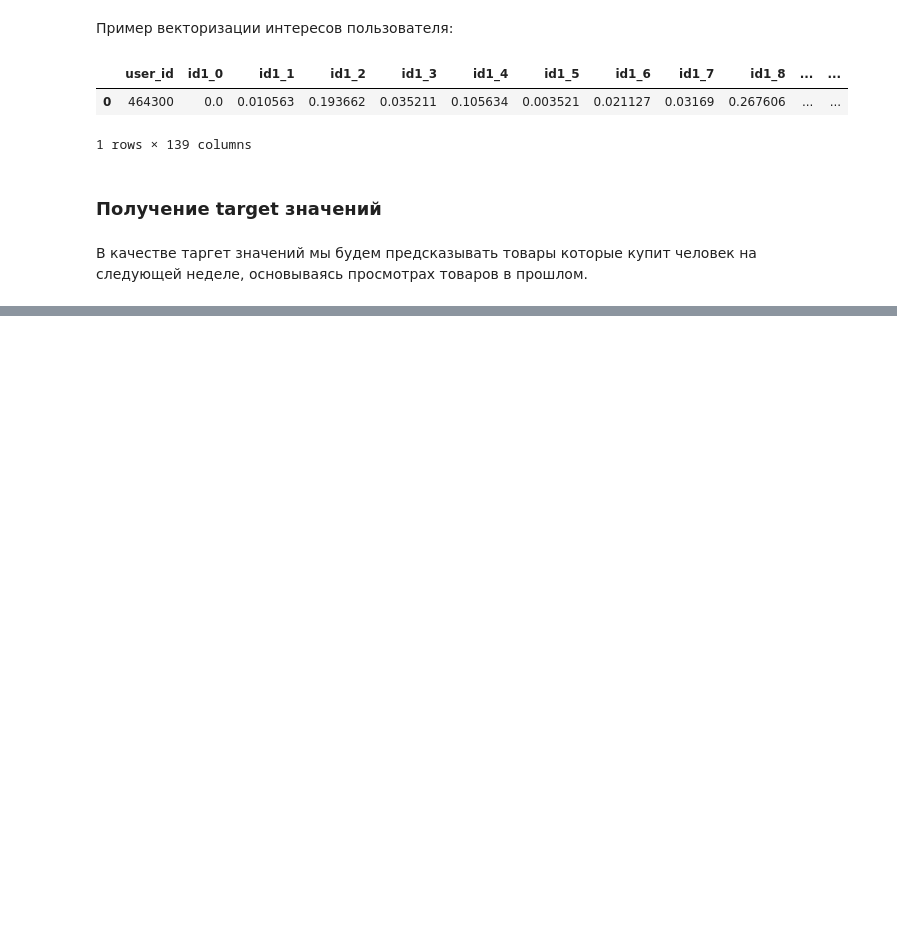
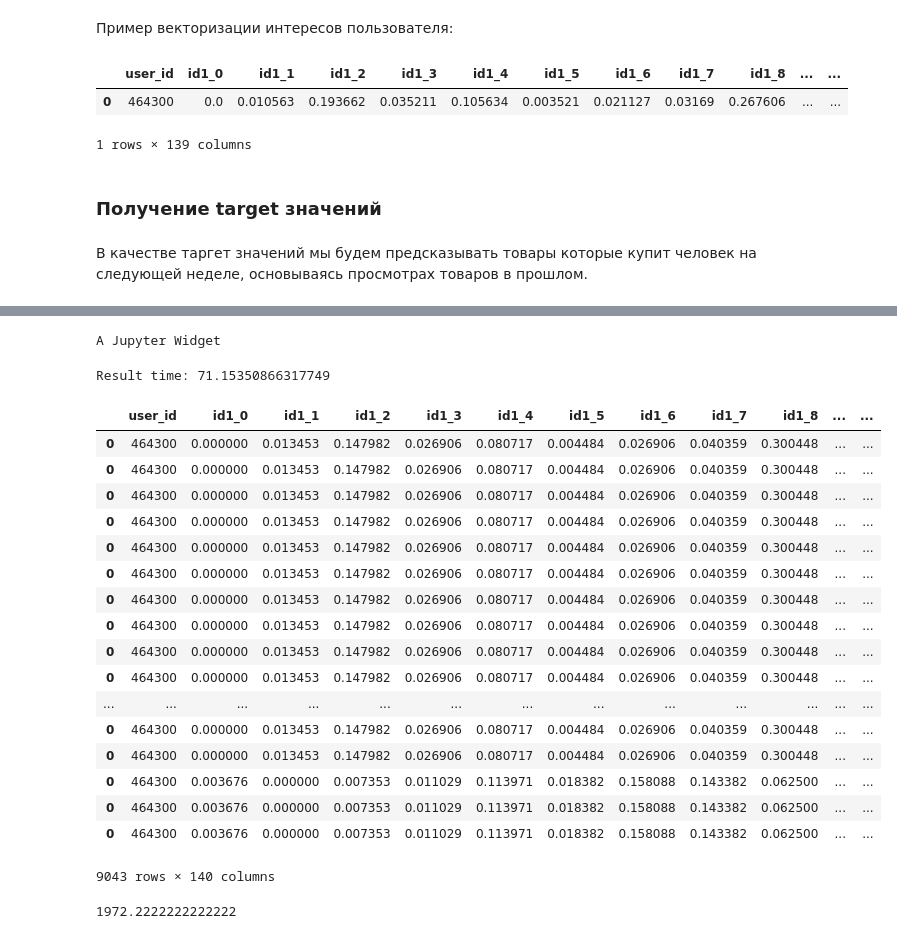
Before and after one commit to alxmamaev/IDAO-contest, a Jupyter notebook: dataset-prepear.ipynb, the cells around one changed output, grey strips where cells are left out. Saved outputs shown, nothing was run; the diff lists cells and outputs as text; code cells hidden in the pictures; blank space fills up the shorter version.

Commit message:
Add get_dataset function

```diff
--- a/dataset-prepear.ipynb
+++ b/dataset-prepear.ipynb
@@ -127,0 +130,3 @@ def split_x_y(log):
+# %%
+x_log, y_log = split_x_y(data_)
+x_log.head()
@@ -127,0 +151,3 @@ def split_x_y(log):
+# %%
+def get_target_values(log):
+    return log["id3"].unique()
@@ -127,0 +163,12 @@ def split_x_y(log):
+# %%
+def process_user_log(log):
+    x_log, y_log = split_x_y(log)
+    if x_log is None or y_log is None: return None
+
+    user_vector = vectorize_user(x_log)
+    target_values = get_target_values(y_log)
+
+    user_data = pandas.concat([user_vector for i in range(target_values.size)])
+    user_data["target"] = target_values
+
+    return user_data
@@ -127,0 +185,42 @@ def split_x_y(log):
+# %%
+def get_dataset(log):
+    start_time = time.time()
+
+    users = log["user_id"]
+
+    dataset = pandas.DataFrame(columns=column_names)
+    for user in log_progress(users):
+        user_dataset = process_user_log(log[log["user_id"] == user])
+        if user_dataset is None:
+            continue
+        dataset = pandas.concat([dataset, user_dataset])
+
+    print("Result time:", time.time()-start_time)
+    return dataset
+# %%
+get_dataset(data[data["user_id"].isin(data["user_id"].unique()[:3])])
+# %% [output]
+A Jupyter Widget
+Result time: 71.15350866317749
+|  | user_id | id1_0 | id1_1 | id1_2 | id1_3 | id1_4 | id1_5 | id1_6 | id1_7 | id1_8 | ... | ... |
+| 0 | 464300 | 0.000000 | 0.013453 | 0.147982 | 0.026906 | 0.080717 | 0.004484 | 0.026906 | 0.040359 | 0.300448 | ... | ... |
+| 0 | 464300 | 0.000000 | 0.013453 | 0.147982 | 0.026906 | 0.080717 | 0.004484 | 0.026906 | 0.040359 | 0.300448 | ... | ... |
+| 0 | 464300 | 0.000000 | 0.013453 | 0.147982 | 0.026906 | 0.080717 | 0.004484 | 0.026906 | 0.040359 | 0.300448 | ... | ... |
+| 0 | 464300 | 0.000000 | 0.013453 | 0.147982 | 0.026906 | 0.080717 | 0.004484 | 0.026906 | 0.040359 | 0.300448 | ... | ... |
+| 0 | 464300 | 0.000000 | 0.013453 | 0.147982 | 0.026906 | 0.080717 | 0.004484 | 0.026906 | 0.040359 | 0.300448 | ... | ... |
+| 0 | 464300 | 0.000000 | 0.013453 | 0.147982 | 0.026906 | 0.080717 | 0.004484 | 0.026906 | 0.040359 | 0.300448 | ... | ... |
+| 0 | 464300 | 0.000000 | 0.013453 | 0.147982 | 0.026906 | 0.080717 | 0.004484 | 0.026906 | 0.040359 | 0.300448 | ... | ... |
+| 0 | 464300 | 0.000000 | 0.013453 | 0.147982 | 0.026906 | 0.080717 | 0.004484 | 0.026906 | 0.040359 | 0.300448 | ... | ... |
+| 0 | 464300 | 0.000000 | 0.013453 | 0.147982 | 0.026906 | 0.080717 | 0.004484 | 0.026906 | 0.040359 | 0.300448 | ... | ... |
+| 0 | 464300 | 0.000000 | 0.013453 | 0.147982 | 0.026906 | 0.080717 | 0.004484 | 0.026906 | 0.040359 | 0.300448 | ... | ... |
+| ... | ... | ... | ... | ... | ... | ... | ... | ... | ... | ... | ... | ... |
+| 0 | 464300 | 0.000000 | 0.013453 | 0.147982 | 0.026906 | 0.080717 | 0.004484 | 0.026906 | 0.040359 | 0.300448 | ... | ... |
+| 0 | 464300 | 0.000000 | 0.013453 | 0.147982 | 0.026906 | 0.080717 | 0.004484 | 0.026906 | 0.040359 | 0.300448 | ... | ... |
+| 0 | 464300 | 0.003676 | 0.000000 | 0.007353 | 0.011029 | 0.113971 | 0.018382 | 0.158088 | 0.143382 | 0.062500 | ... | ... |
+| 0 | 464300 | 0.003676 | 0.000000 | 0.007353 | 0.011029 | 0.113971 | 0.018382 | 0.158088 | 0.143382 | 0.062500 | ... | ... |
+| 0 | 464300 | 0.003676 | 0.000000 | 0.007353 | 0.011029 | 0.113971 | 0.018382 | 0.158088 | 0.143382 | 0.062500 | ... | ... |
+9043 rows × 140 columns
+# %%
+5000*71/3/60
+# %% [output]
+1972.2222222222222
```
Also changed, not shown: parts of 11 cells of this notebook.
